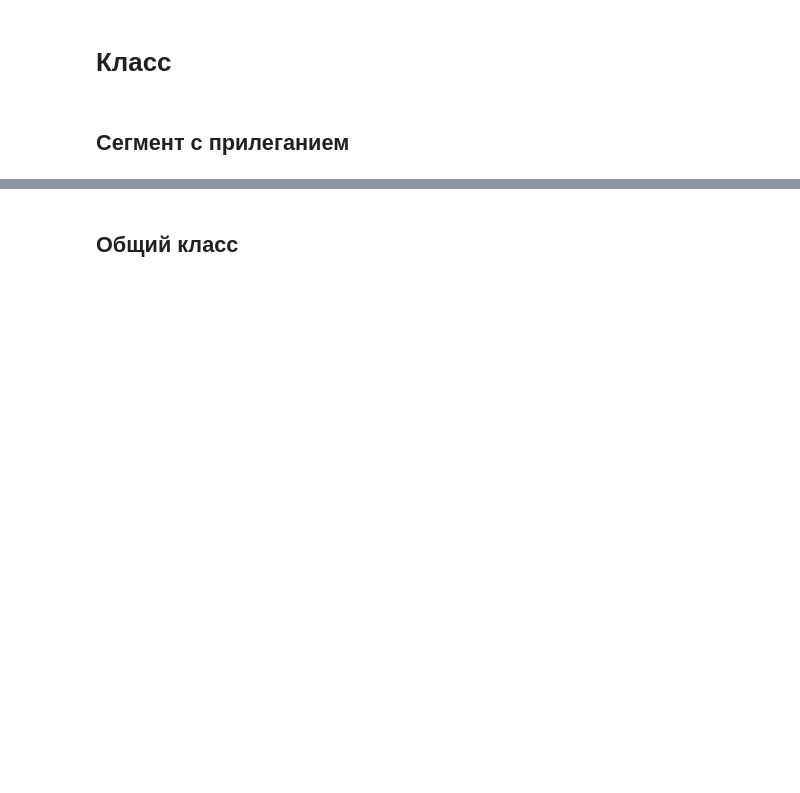
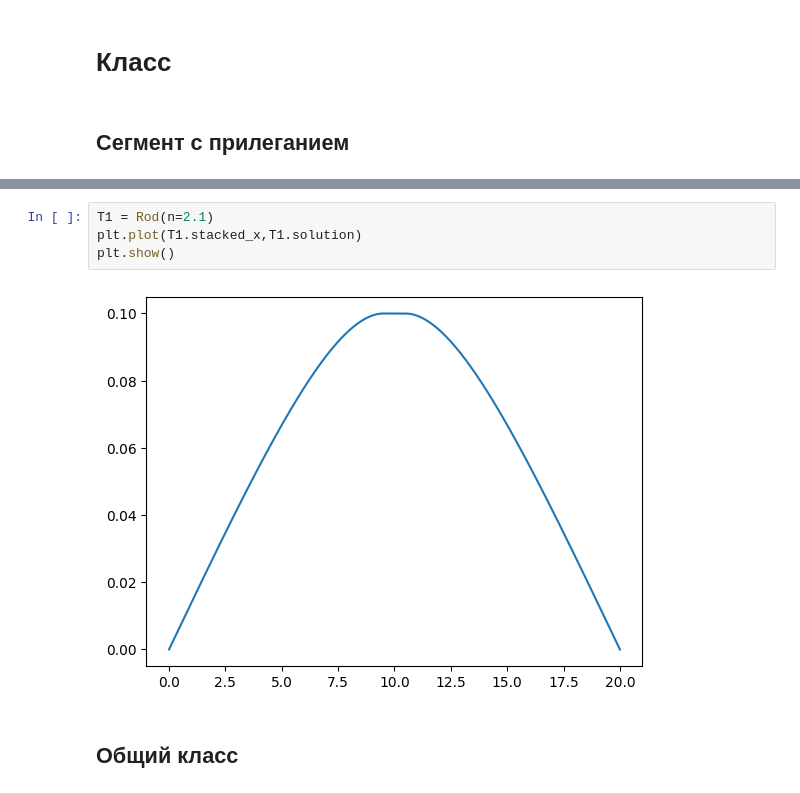
Before and after one commit to SpaceZeroed/Direc_Pipe, a Jupyter notebook: Diploma.ipynb, the cells around one changed output, grey strips where cells are left out. Cells and saved outputs as stored; diff of their text form; blank space fills up the shorter version.

```diff
--- a/Diploma.ipynb
+++ b/Diploma.ipynb
@@ -180,3 +236,9 @@ class Rod():
+# %%
+T1 = Rod(n=2.1)
+plt.plot(T1.stacked_x,T1.solution)
+plt.show()
+# %% [output]
+[figure, added]
 # %% [markdown]
 ## Общий класс
 # %%
```
Also changed, not shown: parts of 4 cells of this notebook.
